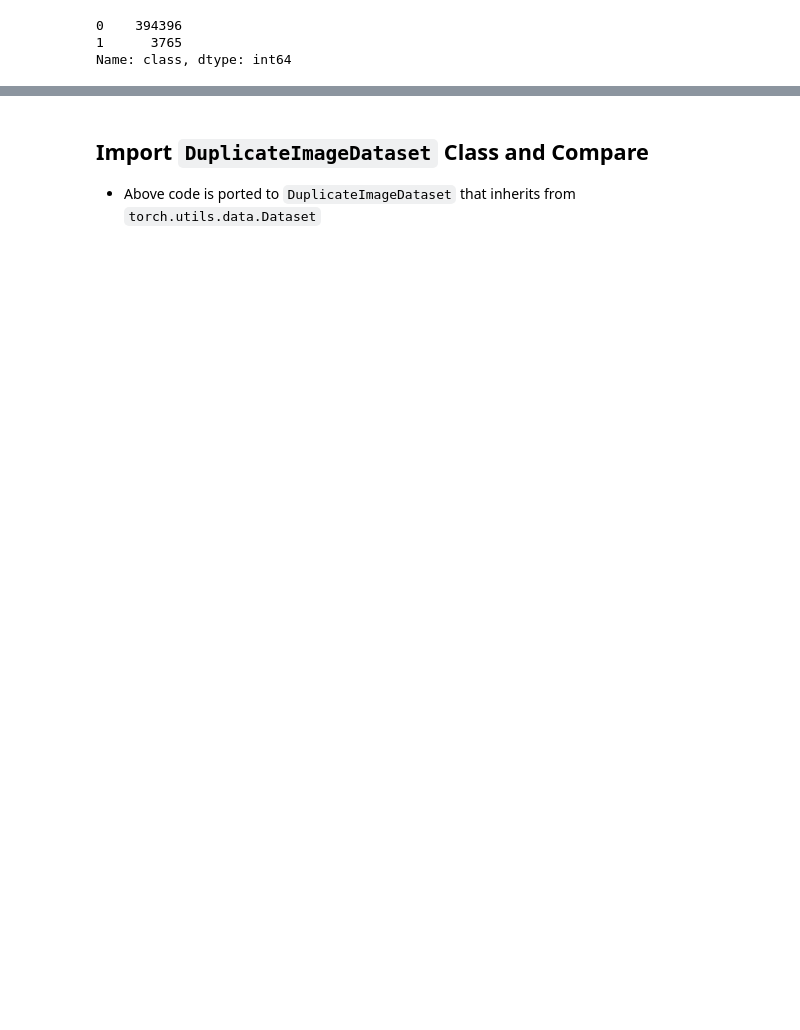
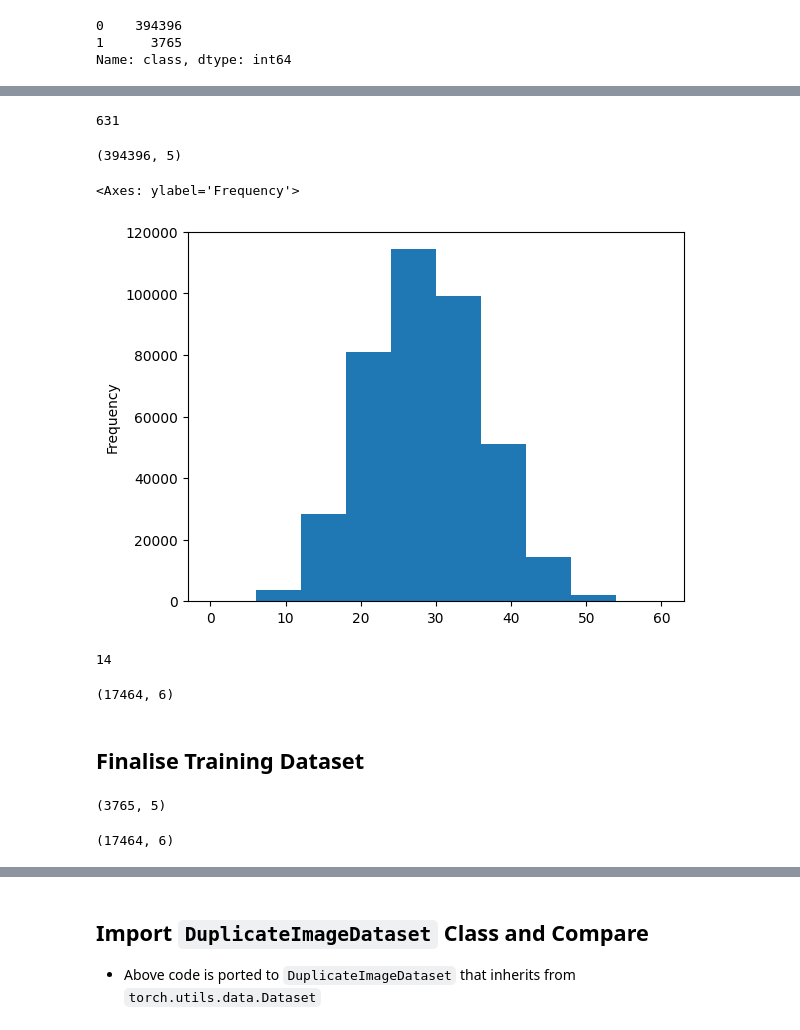
Before and after one commit to ngrq123/same-space, a Jupyter notebook: notebooks/1. Create Training Dataset.ipynb, the cells around one changed output, grey strips where cells are left out. Cells and saved outputs as stored; diff of their text form; code cells hidden in the pictures; blank space fills up the shorter version.

```diff
--- a/notebooks/1. Create Training Dataset.ipynb
+++ b/notebooks/1. Create Training Dataset.ipynb
@@ -111,0 +122,3 @@ Name: class, dtype: int64
+# %%
+train_df['img1_hflip'] = 0
+train_df['img2_hflip'] = 0
@@ -111,0 +156,47 @@ Name: class, dtype: int64
+# %%
+image_hash_dict = dict()
+
+for path in paths:
+    image = Image.open(path)
+    image = image.resize((224, 224), resample=Resampling.BILINEAR)
+    image_hash_dict[path] = imagehash.whash(image)
+
+len(image_hash_dict)
+# %% [output]
+631
+# %%
+def compute_similarity(img1_path, img2_path):
+    return image_hash_dict[img1_path] - image_hash_dict[img2_path]
+# %%
+non_duplicate_pairs_df = train_df.loc[train_df['class'] == 0].copy()
+non_duplicate_pairs_df.shape
+# %% [output]
+(394396, 5)
+# %%
+non_duplicate_pairs_df['similarity'] = non_duplicate_pairs_df.apply(lambda row: compute_similarity(row['image1'],
+                                                                                                   row['image2']),
+                                                                    axis=1)
+non_duplicate_pairs_df['similarity'].plot(kind='hist')
+# %% [output]
+<Axes: ylabel='Frequency'>
+[figure, added]
+# %%
+non_duplicate_pairs_df['similarity'].value_counts().sort_index().cumsum().loc[lambda _cumsum: _cumsum > 15060].index[0]
+# %% [output]
+14
+# %%
+non_duplicate_pairs_df.loc[non_duplicate_pairs_df['similarity'] <= 14].shape
+# %% [output]
+(17464, 6)
+# %% [markdown]
+## Finalise Training Dataset
+# %%
+duplicate_pairs_df = train_df.loc[train_df['class'] == 1]
+duplicate_pairs_df.shape
+# %% [output]
+(3765, 5)
+# %%
+non_duplicate_pairs_df = non_duplicate_pairs_df.loc[non_duplicate_pairs_df['similarity'] <= 14]
+non_duplicate_pairs_df.shape
+# %% [output]
+(17464, 6)
```
Also changed, not shown: parts of 18 cells of this notebook, 2 other files.
